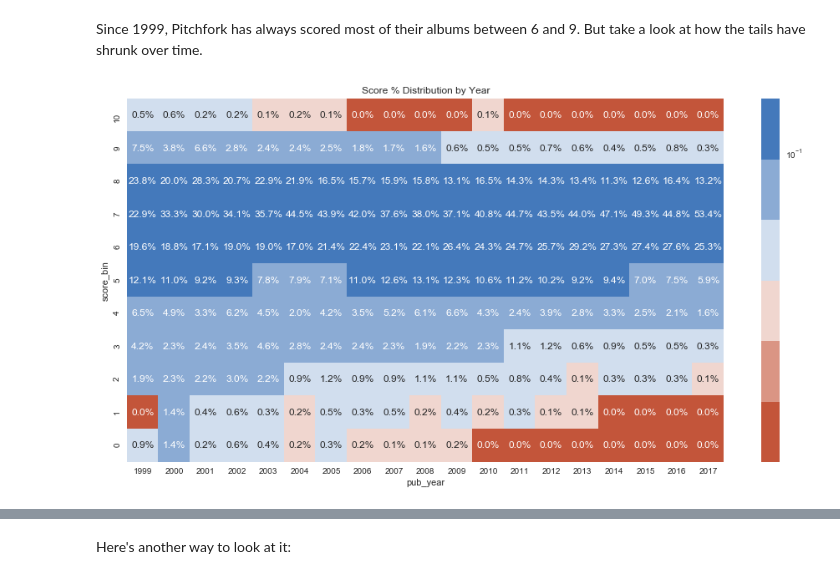
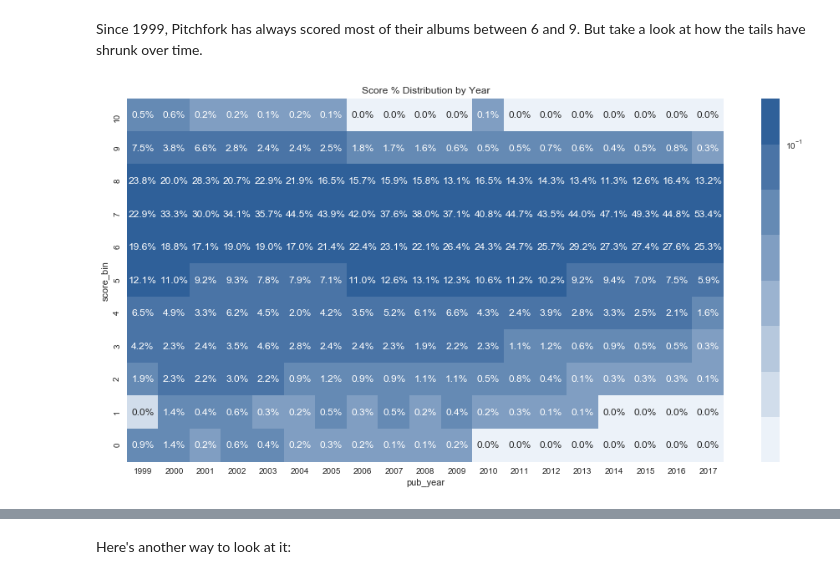
Before and after one commit to andrewjbashford/GalvanizeCapstone, a Jupyter notebook: EDA.ipynb, the cells around one changed output, grey strips where cells are left out. Drawn from its saved outputs; the diff is of its cells as text; code cells hidden in the pictures.

Commit message:
updating EDA -- adding prev review scores iteratively

```diff
--- a/EDA.ipynb
+++ b/EDA.ipynb
@@ -28,0 +27,9 @@ df = pd.read_csv('../pitchfork2.csv')
+# %%
+df = pd.read_csv('../pitchfork2.csv')
+
+df['word_count'] = df['content'].str.count('\w+')
+df['adj_count'] = df['content_adj'].str.count('\w+')
+
+df['avg_word_length'] = df['content'].str.count('[^ ]') / df['word_count']
+df['adj_word_length'] = df['content_adj'].str.count('[^ ]') / df['content_adj'].str.count('\w+')
+df['adj_freq'] = df['adj_count'] / df['word_count']
@@ -209,17 +323,20 @@ plt.show()
 # %% [markdown]
 Since 1999, Pitchfork has always scored most of their albums between 6 and 9. But take a look at how the tails have shrunk over time.
 # %%
+temp_df = pd.DataFrame(df_new.groupby(['pub_year', 'score_bin'])['reviewid'].count()).reset_index()
+heatmap_df = temp_df.pivot(index='score_bin', columns='pub_year', values='reviewid').fillna(.001)
 df_norm_col=(heatmap_df)/heatmap_df.sum()
-temp_df = pd.DataFrame(df_new.groupby(['pub_year', 'score_bin'])['reviewid'].count()).reset_index()
-heatmap_df = temp_df.pivot(index='score_bin', columns='pub_year', values='reviewid').fillna(0.01)
 
 plt.figure(figsize=(16,8))
 plt.title("Score % Distribution by Year")
 plt.xlabel('Year')
 plt.ylabel('Score')
-sns.heatmap(df_norm_col[::-1], annot=(df_norm_col[::-1]).round(3), norm=LogNorm(vmin=0, vmax=1),
+sns.heatmap(df_norm_col[::-1],
+            annot=(df_norm_col[::-1]).round(3),
+            norm=LogNorm(vmin=0, vmax=1),
             fmt='.1%',
-            cmap=sns.diverging_palette(20, 250, n=6))
+            cmap=sns.light_palette((250, 80, 40), input='husl', n_colors=8)
+           )
 plt.show()
 # %% [output]
-[figure, old version]
+[figure, new version]
```
Also changed, not shown: parts of 34 cells of this notebook, 2 other files.
